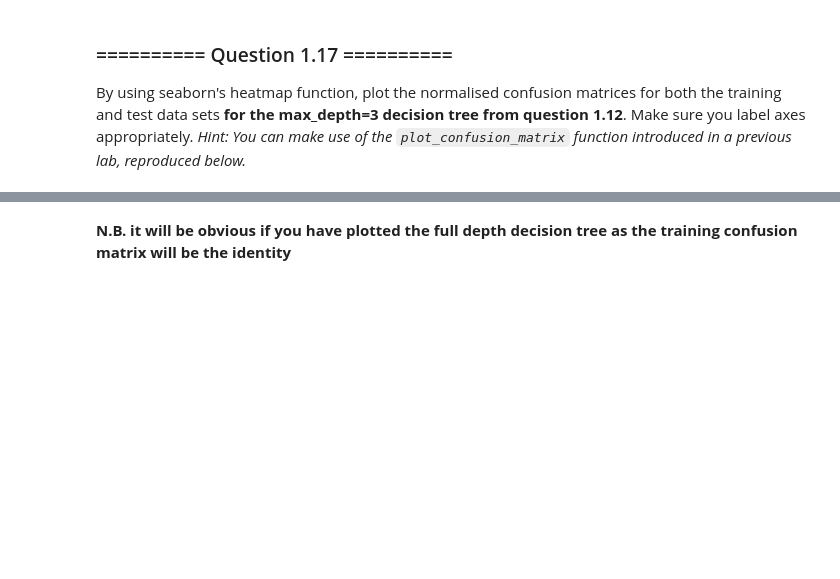
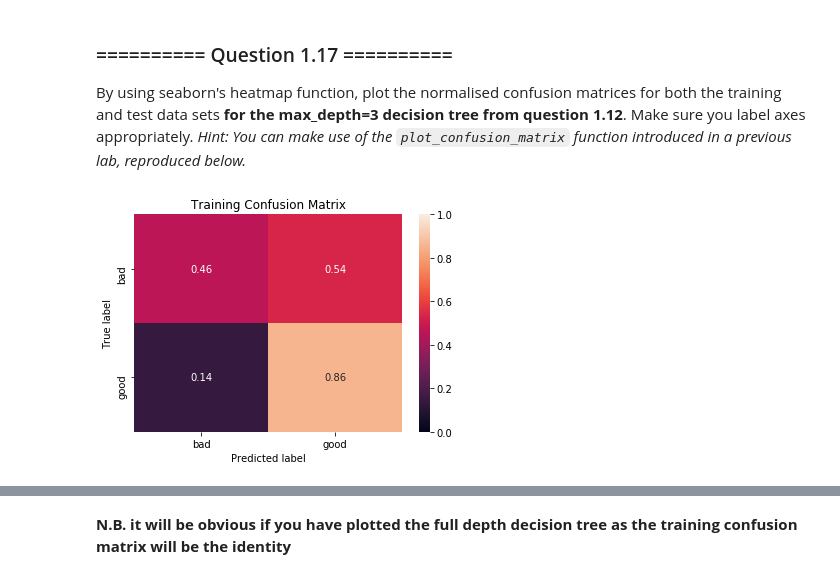
Before and after one commit to ZeroSum24/IAML2018, a Jupyter notebook: Labs/02 - Decision Trees and Linear Regression.ipynb, the cells around one changed output, grey strips where cells are left out. Saved outputs shown, nothing was run; the diff lists cells and outputs as text; code cells hidden in the pictures; blank space fills up the shorter version.

```diff
--- a/Labs/02 - Decision Trees and Linear Regression.ipynb
+++ b/Labs/02 - Decision Trees and Linear Regression.ipynb
@@ -247,6 +246,6 @@ Column length of credit categories - 21; and column length of dummy cats - 71
 # Extract the Target y (and print its shape)
 
 # Your Code goes here:
-y = credit_clean.Approve
-y.shape
+y = credit_clean.Approve.values
+print("y.shape: {0}".format(y.shape))
 # %% [output]
@@ -281,8 +280,8 @@ Create a `DecisionTreeClassifier` instance, naming it `dt` and train it by using
 # %%
 # Your Code goes here:
 
-dt = DecisionTreeClassifier(criterion='entropy', max_depth=2, random_state=1000)
-dt = dt.fit(X_train, y_train)
+dt = DecisionTreeClassifier(criterion='entropy', max_depth=3, random_state=1000)
+dt = dt.fit(X_train.astype(float), y_train)
 # %% [markdown]
 We have mentioned in the class that decision trees have the advantage of being interpretable by humans. Now we visualise the decision tree we have just trained. Scikit-learn can export the tree in a `.dot` format. Run the following code (replace `column_names` with whatever you used to store the names of the columns of the extended feature-space):
 # %%
@@ -352,4 +372,10 @@ Fit another `DecisionTreeClassifier` but this time grow it to full depth (i.e. r
 # Your Code goes here:
 
 dt_full = DecisionTreeClassifier(criterion='entropy', random_state=1000)
-dt_full = dt_full.fit(X_train, y_train)
+dt_full.fit(X_train, y_train)
+
+pred_train = dt_full.predict(X_train)
+pred_test = dt_full.predict(X_test)
+
+print('Classification accuracy on training set: {:.2f}'.format(accuracy_score(y_train, pred_train)))
+print('Classification accuracy on testing set: {:.2f}'.format(accuracy_score(y_test, pred_test)))
@@ -378,0 +402,18 @@ def plot_confusion_matrix(cm, classes=None, title='Confusion matrix'):
+# %%
+# Normalised Data
+
+# Your Code goes here:
+pred_train = dt.predict(X=X_train)
+pred_test = dt.predict(X=X_test)
+
+# confusion matrix for training set
+conf_mat_train = confusion_matrix(y_true=y_train,y_pred=pred_train)
+
+# normalised confusion matrix
+norm_conf_train = conf_mat_train.astype(np.float) / conf_mat_train.sum(axis=1).reshape((2,1))
+
+# plotting the confusion matrix witht the labels and titles
+plot_confusion_matrix(norm_conf_train, classes=['bad', 'good'], title="Training Confusion Matrix")
+plt.show()
+# %% [output]
+[figure, added]
```
Also changed, not shown: parts of 39 cells of this notebook, 1 other file.
